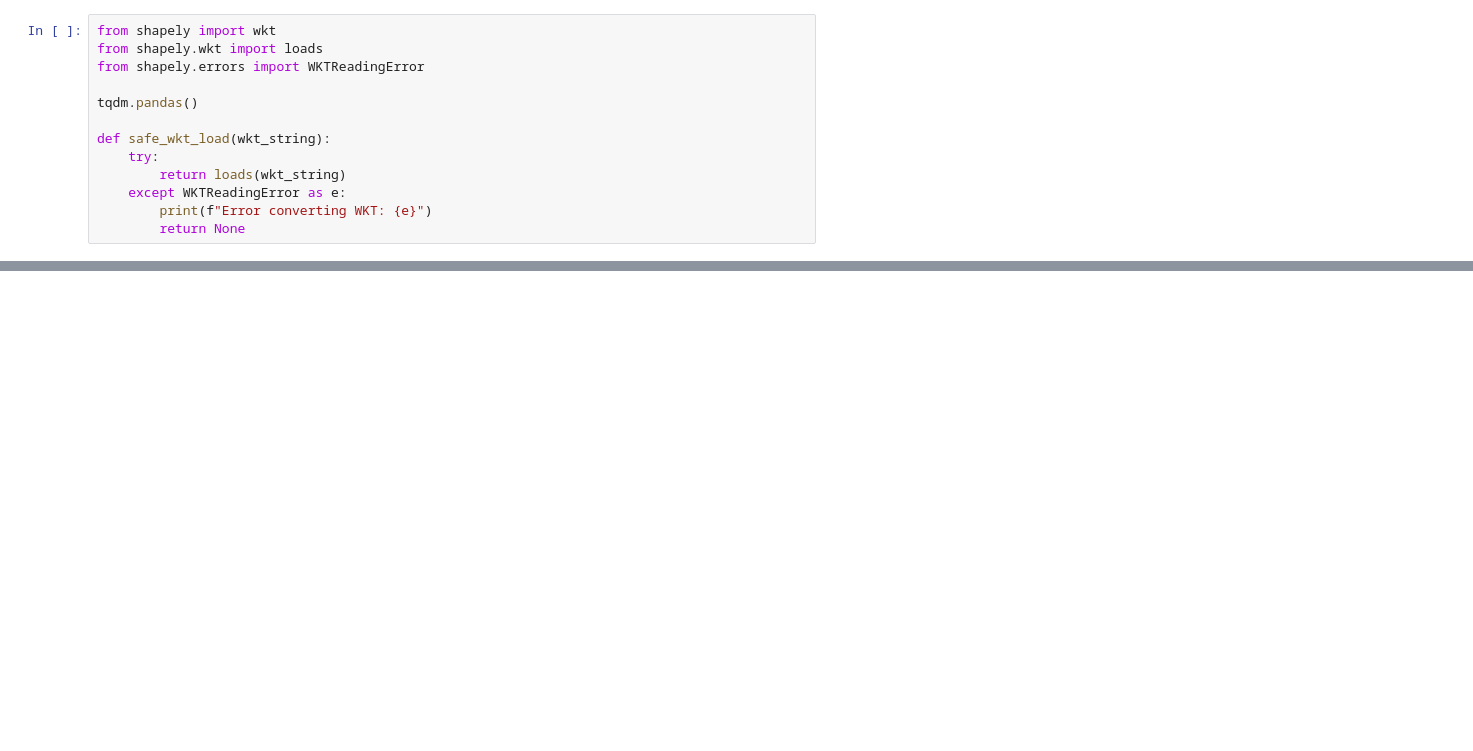
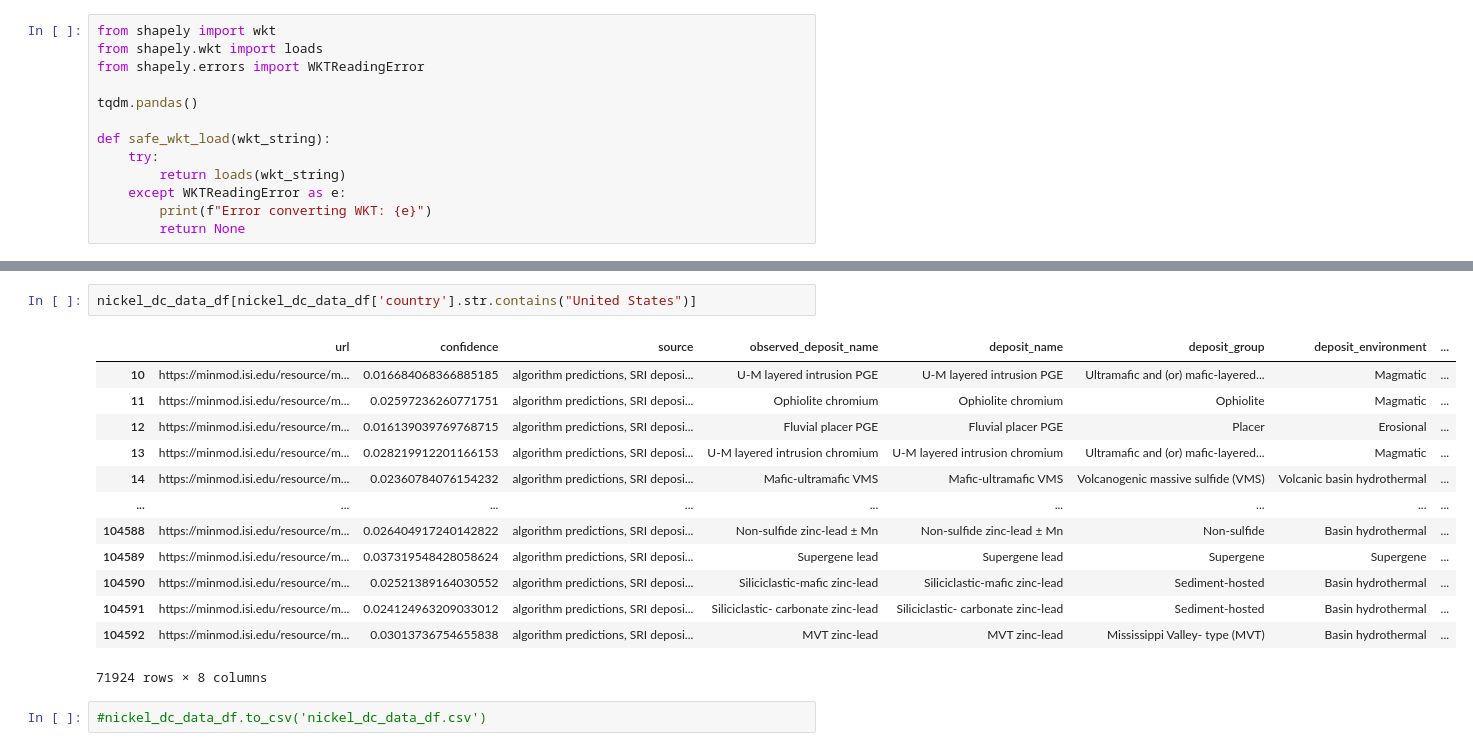
Before and after one commit to binh-vu/ta2-minmod-data, a Jupyter notebook: sandbox/sparql_sandbox.ipynb, the cells around one changed output, grey strips where cells are left out. Saved outputs shown, nothing was run; the diff lists cells and outputs as text; blank space fills up the shorter version.

```diff
--- a/sandbox/sparql_sandbox.ipynb
+++ b/sandbox/sparql_sandbox.ipynb
@@ -442,0 +514,18 @@ loc_df
+# %%
+nickel_dc_data_df[nickel_dc_data_df['country'].str.contains("United States")]
+# %% [output]
+|  | url | confidence | source | observed_deposit_name | deposit_name | deposit_group | deposit_environment | ... |
+| 10 | https://minmod.isi.edu/resource/m... | 0.016684068366885185 | algorithm predictions, SRI deposi... | U-M layered intrusion PGE | U-M layered intrusion PGE | Ultramafic and (or) mafic-layered... | Magmatic | ... |
+| 11 | https://minmod.isi.edu/resource/m... | 0.02597236260771751 | algorithm predictions, SRI deposi... | Ophiolite chromium | Ophiolite chromium | Ophiolite | Magmatic | ... |
+| 12 | https://minmod.isi.edu/resource/m... | 0.016139039769768715 | algorithm predictions, SRI deposi... | Fluvial placer PGE | Fluvial placer PGE | Placer | Erosional | ... |
+| 13 | https://minmod.isi.edu/resource/m... | 0.028219912201166153 | algorithm predictions, SRI deposi... | U-M layered intrusion chromium | U-M layered intrusion chromium | Ultramafic and (or) mafic-layered... | Magmatic | ... |
+| 14 | https://minmod.isi.edu/resource/m... | 0.02360784076154232 | algorithm predictions, SRI deposi... | Mafic-ultramafic VMS | Mafic-ultramafic VMS | Volcanogenic massive sulfide (VMS) | Volcanic basin hydrothermal | ... |
+| ... | ... | ... | ... | ... | ... | ... | ... | ... |
+| 104588 | https://minmod.isi.edu/resource/m... | 0.026404917240142822 | algorithm predictions, SRI deposi... | Non-sulfide zinc-lead ± Mn | Non-sulfide zinc-lead ± Mn | Non-sulfide | Basin hydrothermal | ... |
+| 104589 | https://minmod.isi.edu/resource/m... | 0.037319548428058624 | algorithm predictions, SRI deposi... | Supergene lead | Supergene lead | Supergene | Supergene | ... |
+| 104590 | https://minmod.isi.edu/resource/m... | 0.02521389164030552 | algorithm predictions, SRI deposi... | Siliciclastic-mafic zinc-lead | Siliciclastic-mafic zinc-lead | Sediment-hosted | Basin hydrothermal | ... |
+| 104591 | https://minmod.isi.edu/resource/m... | 0.024124963209033012 | algorithm predictions, SRI deposi... | Siliciclastic- carbonate zinc-lead | Siliciclastic- carbonate zinc-lead | Sediment-hosted | Basin hydrothermal | ... |
+| 104592 | https://minmod.isi.edu/resource/m... | 0.03013736754655838 | algorithm predictions, SRI deposi... | MVT zinc-lead | MVT zinc-lead | Mississippi Valley- type (MVT) | Basin hydrothermal | ... |
+71924 rows × 8 columns
+# %%
+#nickel_dc_data_df.to_csv('nickel_dc_data_df.csv')
```
Also changed, not shown: parts of 16 cells of this notebook.
